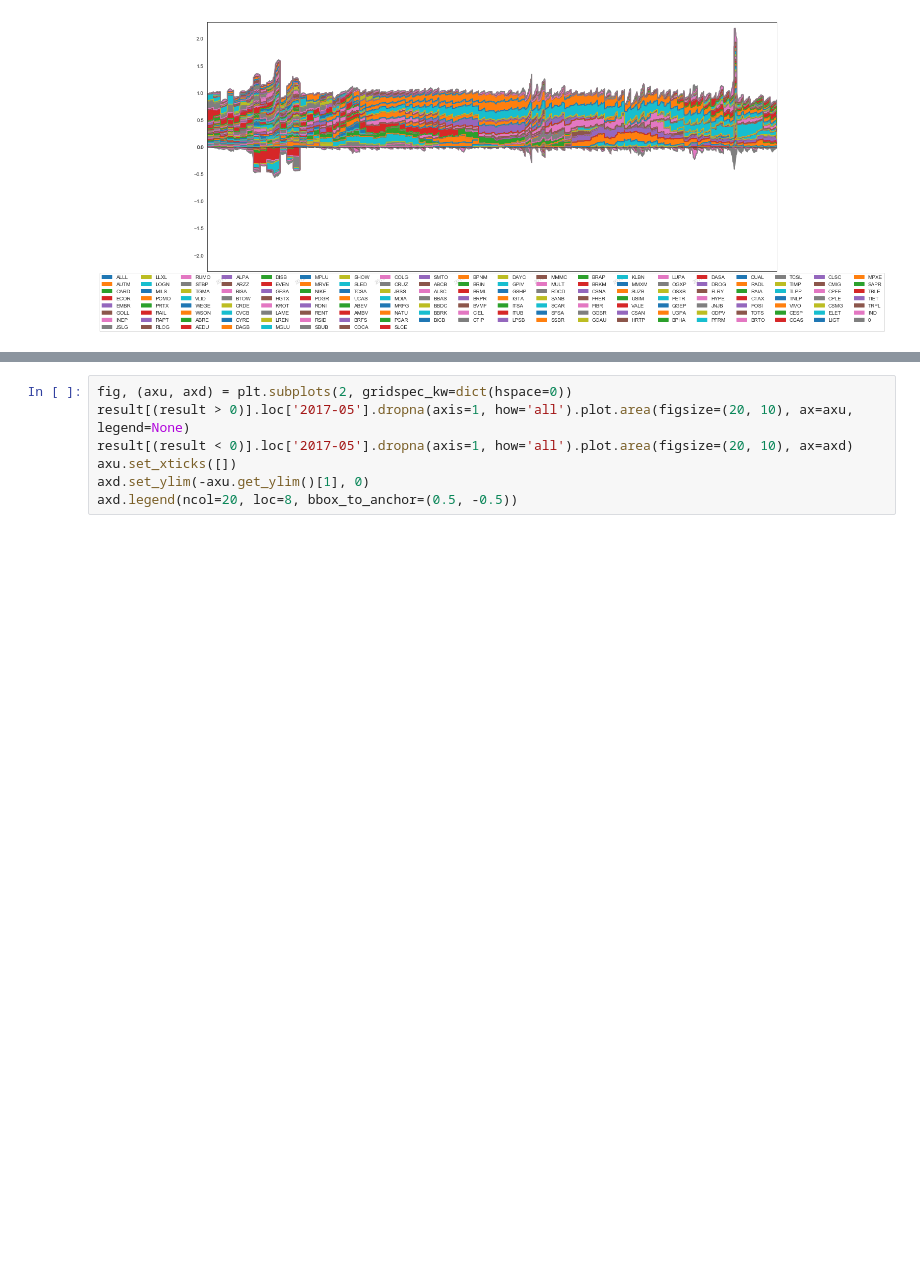
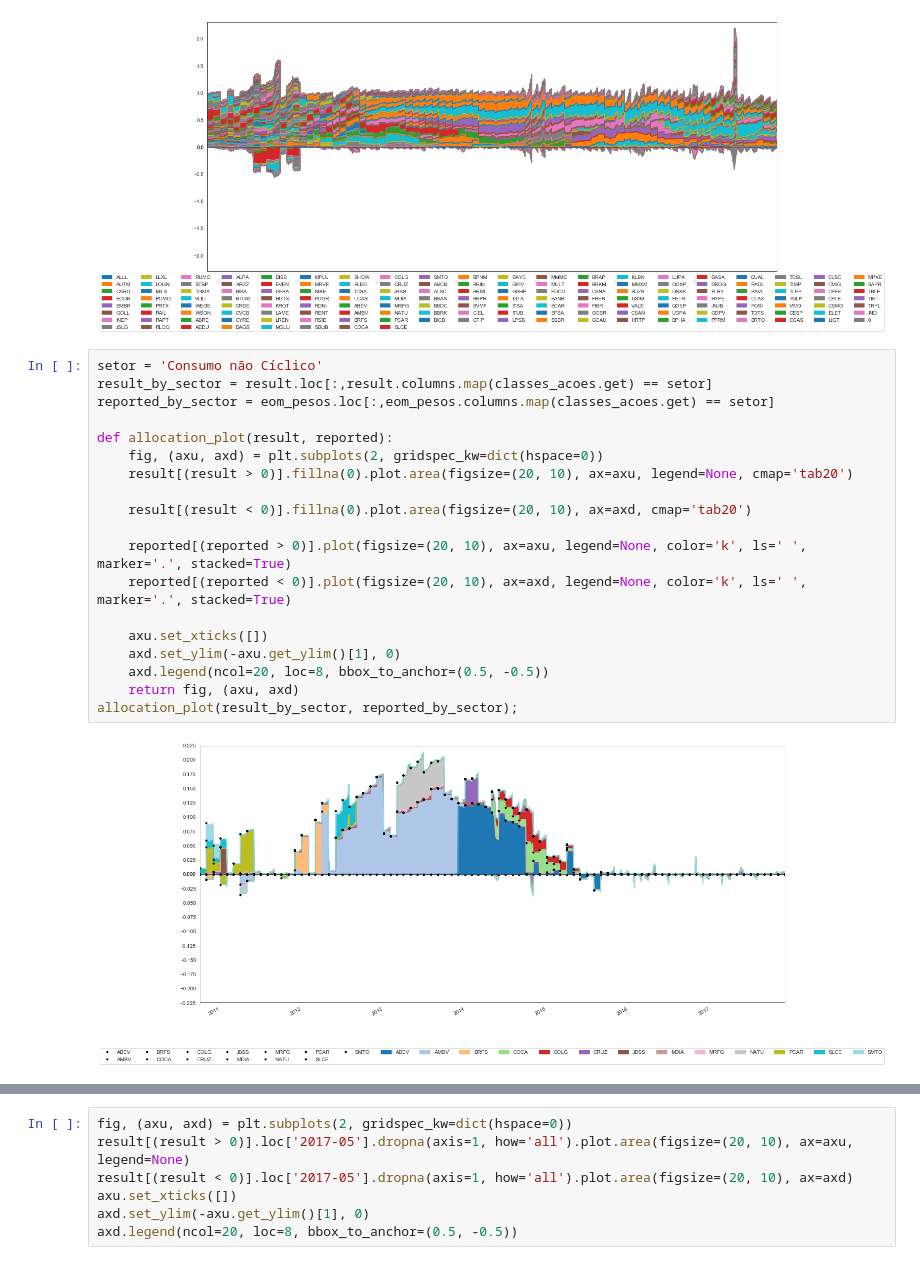
Before and after one commit to PablocFonseca/kalman_portfolio, a Jupyter notebook: 100 Alaska Black - Algoritimo Final.ipynb, the cells around one changed output, grey strips where cells are left out. Saved outputs shown, nothing was run; the diff lists cells and outputs as text; blank space fills up the shorter version.

```diff
--- a/100 Alaska Black - Algoritimo Final.ipynb
+++ b/100 Alaska Black - Algoritimo Final.ipynb
@@ -594,3 +594,24 @@ axd.legend(ncol=20, loc=8, bbox_to_anchor=(0.5, -0.5))
 # %% [output]
 <matplotlib.legend.Legend at 0x...>
 [figure]
+# %%
+setor = 'Consumo não Cíclico'
+result_by_sector = result.loc[:,result.columns.map(classes_acoes.get) == setor]
+reported_by_sector = eom_pesos.loc[:,eom_pesos.columns.map(classes_acoes.get) == setor]
+
+def allocation_plot(result, reported):
+    fig, (axu, axd) = plt.subplots(2, gridspec_kw=dict(hspace=0))
+    result[(result > 0)].fillna(0).plot.area(figsize=(20, 10), ax=axu, legend=None, cmap='tab20')
+
+    result[(result < 0)].fillna(0).plot.area(figsize=(20, 10), ax=axd, cmap='tab20')
+
+    reported[(reported > 0)].plot(figsize=(20, 10), ax=axu, legend=None, color='k', ls=' ', marker='.', stacked=True)
+    reported[(reported < 0)].plot(figsize=(20, 10), ax=axd, legend=None, color='k', ls=' ', marker='.', stacked=True)
+
+    axu.set_xticks([])
+    axd.set_ylim(-axu.get_ylim()[1], 0)
+    axd.legend(ncol=20, loc=8, bbox_to_anchor=(0.5, -0.5))
+    return fig, (axu, axd)
+allocation_plot(result_by_sector, reported_by_sector);
+# %% [output]
+[figure, added]
```
Also changed, not shown: parts of 6 cells of this notebook.
